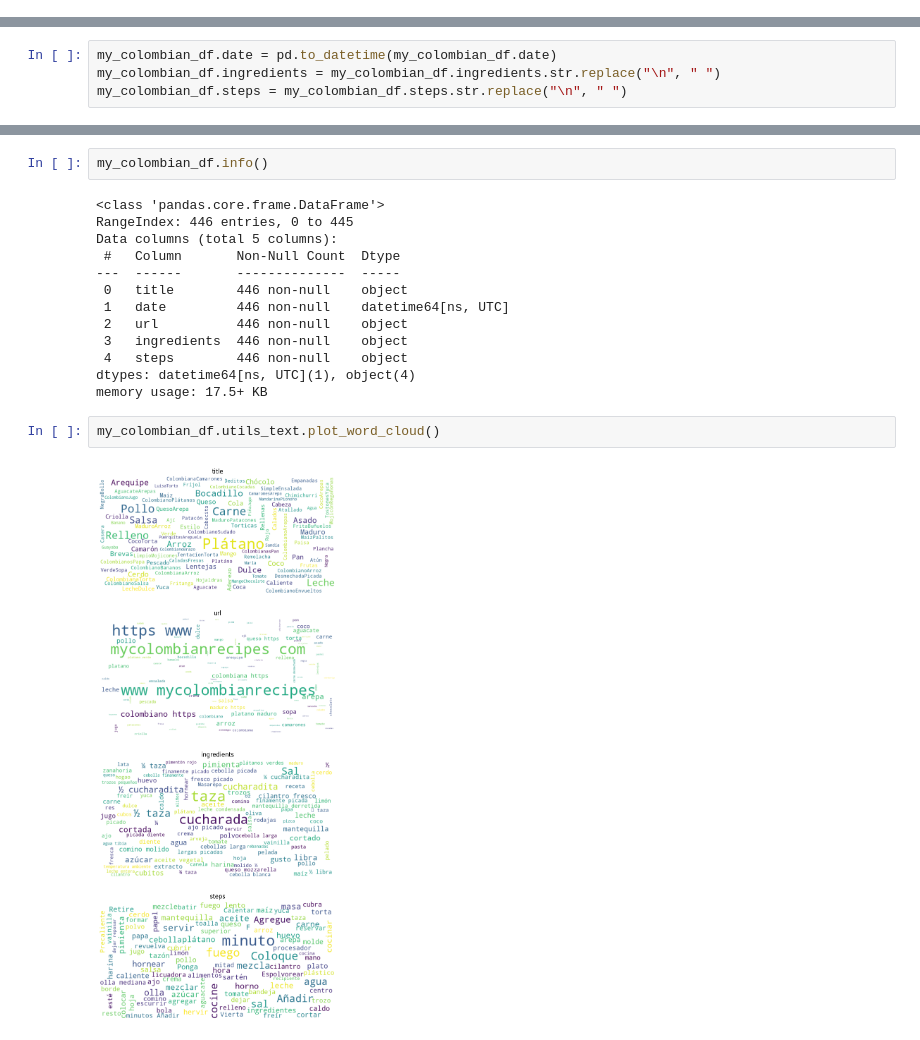
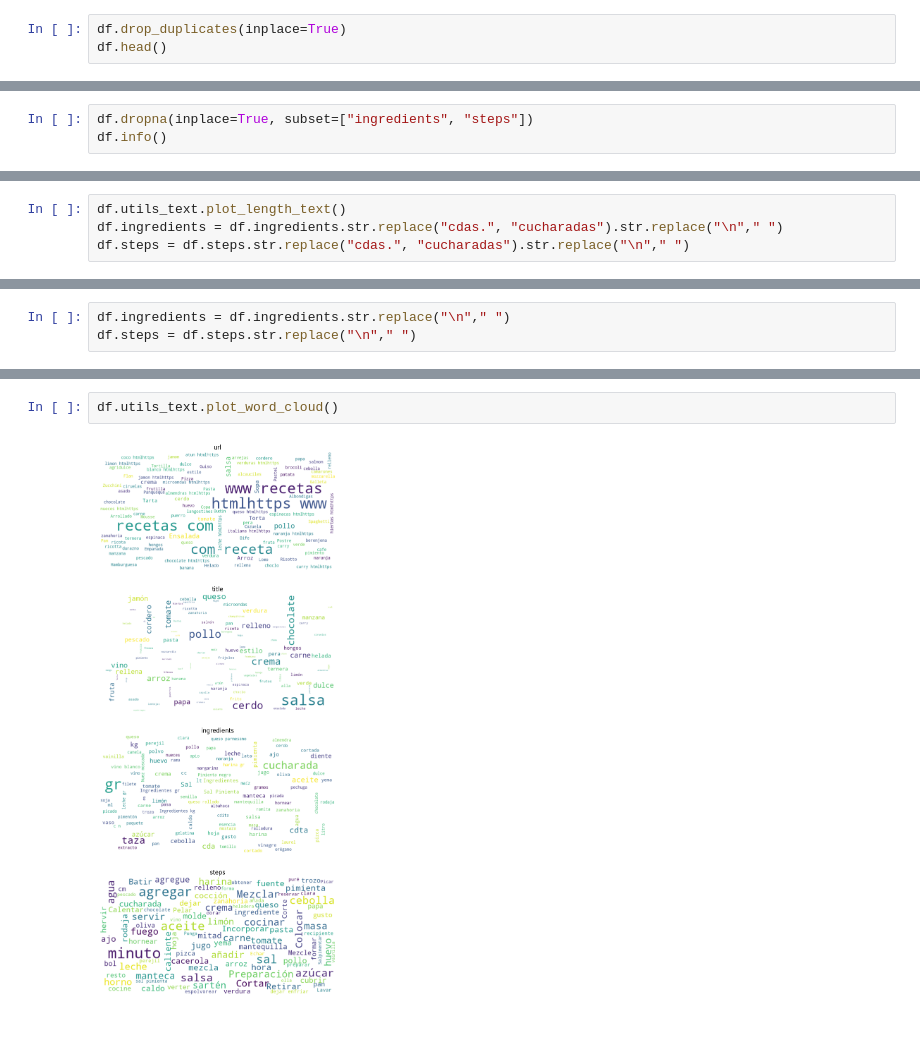
Before and after one commit to Frorozcoloa/ChatCocina, a Jupyter notebook: Notebooks/0.1- Limpieza_de_datos_mycolombian.ipynb, the cells around one changed output, grey strips where cells are left out. Drawn from its saved outputs; the diff is of its cells as text.

Commit message:
Addes more columns

```diff
--- a/Notebooks/0.1- Limpieza_de_datos_mycolombian.ipynb
+++ b/Notebooks/0.1- Limpieza_de_datos_mycolombian.ipynb
@@ -19,0 +17,3 @@ my_colombian_df = pd.concat([pd.read_csv(file) for file in my_colombian])
+# %%
+df.drop_duplicates(inplace=True)
+df.head()
@@ -19,0 +42,3 @@ my_colombian_df = pd.concat([pd.read_csv(file) for file in my_colombian])
+# %%
+df.dropna(inplace=True, subset=["ingredients", "steps"])
+df.info()
@@ -19,0 +58,4 @@ my_colombian_df = pd.concat([pd.read_csv(file) for file in my_colombian])
+# %%
+df.utils_text.plot_length_text()
+df.ingredients = df.ingredients.str.replace("cdas.", "cucharadas").str.replace("\n"," ")
+df.steps = df.steps.str.replace("cdas.", "cucharadas").str.replace("\n"," ")
@@ -20,4 +64,3 @@ my_colombian_df = pd.concat([pd.read_csv(file) for file in my_colombian])
 # %%
-my_colombian_df.date = pd.to_datetime(my_colombian_df.date)
-my_colombian_df.ingredients = my_colombian_df.ingredients.str.replace("\n", " ")
-my_colombian_df.steps = my_colombian_df.steps.str.replace("\n", " ")
+df.ingredients = df.ingredients.str.replace("\n"," ")
+df.steps = df.steps.str.replace("\n"," ")
@@ -33,19 +67,4 @@ my_colombian_df.head()
-# %%
-my_colombian_df.info()
-# %% [output]
-<class 'pandas.core.frame.DataFrame'>
-RangeIndex: 446 entries, 0 to 445
-Data columns (total 5 columns):
- #   Column       Non-Null Count  Dtype
----  ------       --------------  -----
- 0   title        446 non-null    object
- 1   date         446 non-null    datetime64[ns, UTC]
- 2   url          446 non-null    object
- 3   ingredients  446 non-null    object
- 4   steps        446 non-null    object
-dtypes: datetime64[ns, UTC](1), object(4)
-memory usage: 17.5+ KB
 # %%
-my_colombian_df.utils_text.plot_word_cloud()
+df.utils_text.plot_word_cloud()
 # %% [output]
-[figure, old version]
+[figure, new version]
```
Also changed, not shown: parts of 24 cells of this notebook, 7 other files.
